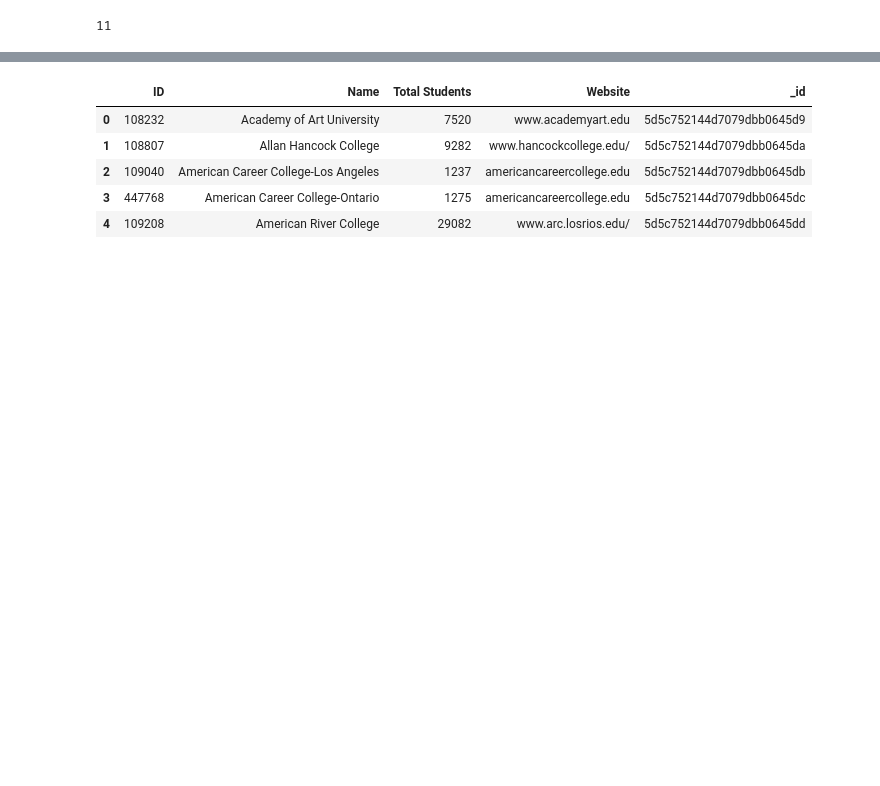
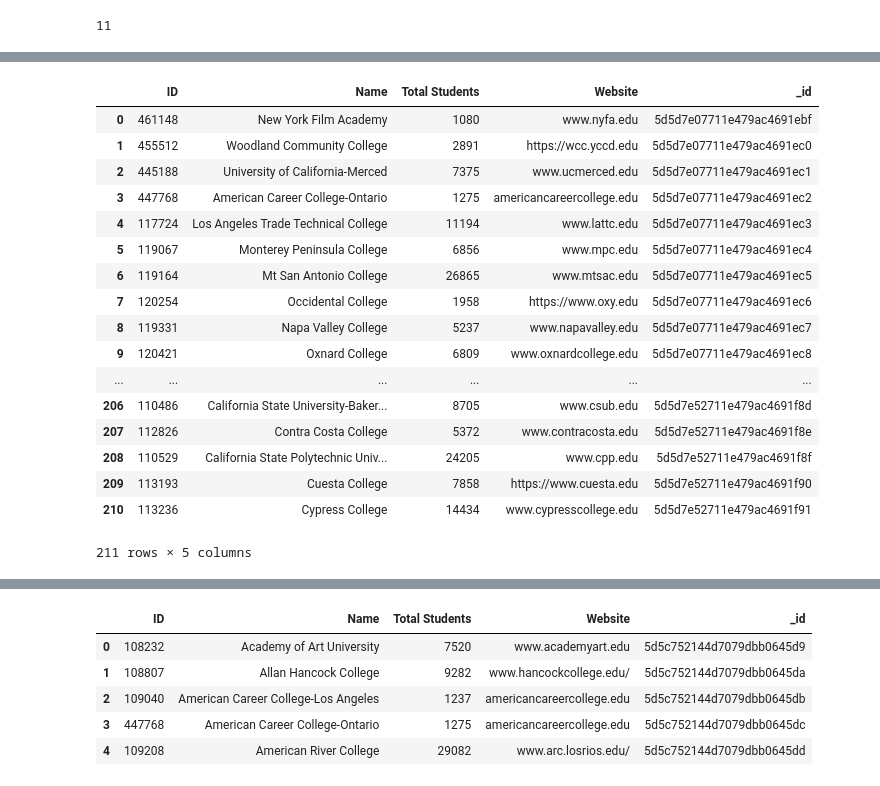
Before and after one commit to amitmals/IPEDS, a Jupyter notebook: project-2/PageTester.ipynb, the cells around one changed output, grey strips where cells are left out. Saved outputs shown, nothing was run; the diff lists cells and outputs as text; code cells hidden in the pictures; blank space fills up the shorter version.

```diff
--- a/project-2/PageTester.ipynb
+++ b/project-2/PageTester.ipynb
@@ -69,12 +62,20 @@ def api_call(page):
                             "Total Students": size,})
     return school_data
 # %%
-colleges = []
+# Clear out collection, Paginate API, Insert into MongoDB collection
+collection.remove()
 
 for page_iteration in range(pages):
     college_data = api_call(page_iteration)
+    print(page_iteration)
+    print("next page --------------------------")
     for college in college_data:
-        colleges.append(college)
-#         print(college)
+        collection.insert_one(college)
+        print(college)
+print("DONE!")
 # colleges;
-college_df = pd.DataFrame(colleges)
+# college_df = pd.DataFrame(colleges)
+
+#Insert into MongoDB
+
+# collection.insert_many(colleges)
@@ -100,0 +104,5 @@ documents = collection.find()
+# %%
+# Query MongoDB and return as Json
+results = collection.find()
+all_data = [result for result in results]
+print(toJson(all_data))
@@ -100,0 +131,22 @@ documents = collection.find()
+# %%
+all_df = pd.DataFrame(all_data)
+all_df
+# %% [output]
+|  | ID | Name | Total Students | Website | _id |
+| 0 | 461148 | New York Film Academy | 1080 | www.nyfa.edu | 5d5d7e07711e479ac4691ebf |
+| 1 | 455512 | Woodland Community College | 2891 | https://wcc.yccd.edu | 5d5d7e07711e479ac4691ec0 |
+| 2 | 445188 | University of California-Merced | 7375 | www.ucmerced.edu | 5d5d7e07711e479ac4691ec1 |
+| 3 | 447768 | American Career College-Ontario | 1275 | americancareercollege.edu | 5d5d7e07711e479ac4691ec2 |
+| 4 | 117724 | Los Angeles Trade Technical College | 11194 | www.lattc.edu | 5d5d7e07711e479ac4691ec3 |
+| 5 | 119067 | Monterey Peninsula College | 6856 | www.mpc.edu | 5d5d7e07711e479ac4691ec4 |
+| 6 | 119164 | Mt San Antonio College | 26865 | www.mtsac.edu | 5d5d7e07711e479ac4691ec5 |
+| 7 | 120254 | Occidental College | 1958 | https://www.oxy.edu | 5d5d7e07711e479ac4691ec6 |
+| 8 | 119331 | Napa Valley College | 5237 | www.napavalley.edu | 5d5d7e07711e479ac4691ec7 |
+| 9 | 120421 | Oxnard College | 6809 | www.oxnardcollege.edu | 5d5d7e07711e479ac4691ec8 |
+| ... | ... | ... | ... | ... | ... |
+| 206 | 110486 | California State University-Baker... | 8705 | www.csub.edu | 5d5d7e52711e479ac4691f8d |
+| 207 | 112826 | Contra Costa College | 5372 | www.contracosta.edu | 5d5d7e52711e479ac4691f8e |
+| 208 | 110529 | California State Polytechnic Univ... | 24205 | www.cpp.edu | 5d5d7e52711e479ac4691f8f |
+| 209 | 113193 | Cuesta College | 7858 | https://www.cuesta.edu | 5d5d7e52711e479ac4691f90 |
+| 210 | 113236 | Cypress College | 14434 | www.cypresscollege.edu | 5d5d7e52711e479ac4691f91 |
+211 rows × 5 columns
```
Also changed, not shown: parts of 13 cells of this notebook, 1 other file.
